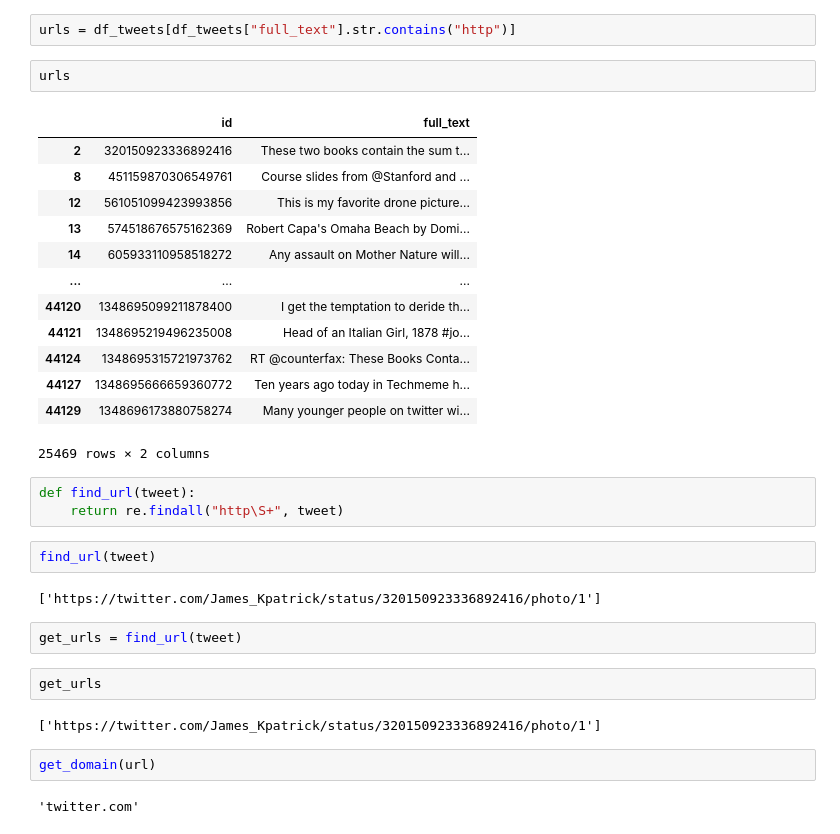
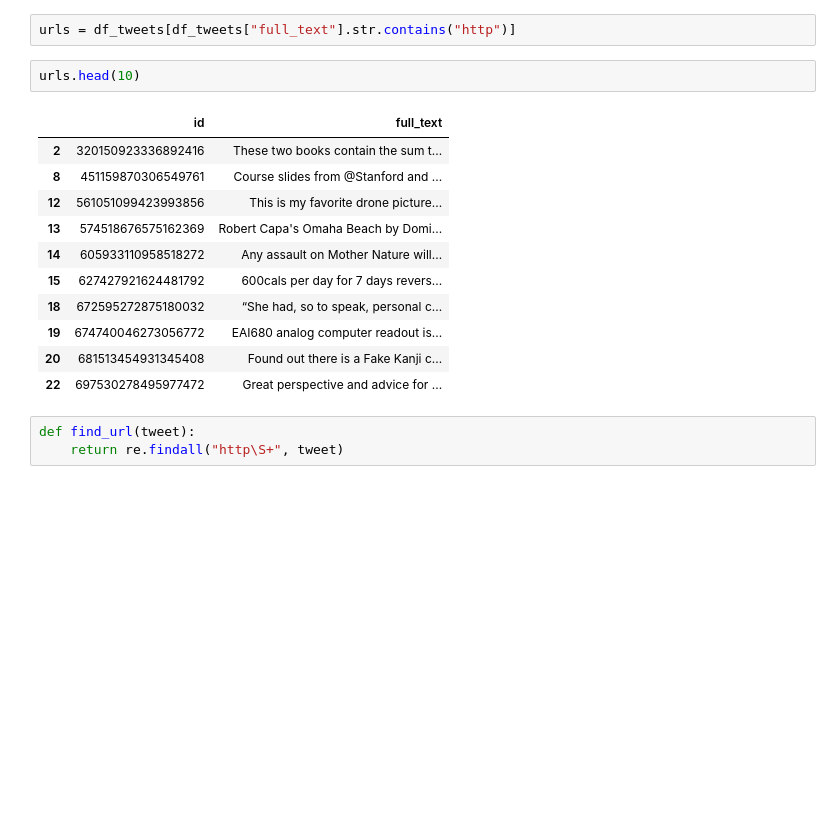
Before and after one commit to gsajko/tweetfeed, a Jupyter notebook: notebooks/extract from url.ipynb, the cells around one changed output. Saved outputs shown, nothing was run; the diff lists cells and outputs as text; blank space fills up the shorter version.

```diff
--- a/notebooks/extract from url.ipynb
+++ b/notebooks/extract from url.ipynb
@@ -62,35 +57,19 @@ df_tweets
 # %%
 urls = df_tweets[df_tweets["full_text"].str.contains("http")]
 # %%
-urls
+urls.head(10)
 # %% [output]
 |  | id | full_text |
 | 2 | 320150923336892416 | These two books contain the sum t... |
 | 8 | 451159870306549761 | Course slides from @Stanford and ... |
 | 12 | 561051099423993856 | This is my favorite drone picture... |
 | 13 | 574518676575162369 | Robert Capa's Omaha Beach by Domi... |
 | 14 | 605933110958518272 | Any assault on Mother Nature will... |
-| ... | ... | ... |
-| 44120 | 1348695099211878400 | I get the temptation to deride th... |
-| 44121 | 1348695219496235008 | Head of an Italian Girl, 1878 #jo... |
-| 44124 | 1348695315721973762 | RT @counterfax: These Books Conta... |
-| 44127 | 1348695666659360772 | Ten years ago today in Techmeme h... |
-| 44129 | 1348696173880758274 | Many younger people on twitter wi... |
+| 15 | 627427921624481792 | 600cals per day for 7 days revers... |
+| 18 | 672595272875180032 | “She had, so to speak, personal c... |
+| 19 | 674740046273056772 | EAI680 analog computer readout is... |
+| 20 | 681513454931345408 | Found out there is a Fake Kanji c... |
+| 22 | 697530278495977472 | Great perspective and advice for ... |
-25469 rows × 2 columns
 # %%
 def find_url(tweet):
     return re.findall("http\S+", tweet)
-# %%
-find_url(tweet)
-# %% [output]
-['https://twitter.com/James_Kpatrick/status/320150923336892416/photo/1']
-# %%
-get_urls = find_url(tweet)
-# %%
-get_urls
-# %% [output]
-['https://twitter.com/James_Kpatrick/status/320150923336892416/photo/1']
-# %%
-get_domain(url)
-# %% [output]
-'twitter.com'
```
Also changed, not shown: parts of 60 cells of this notebook, 6 other files.
